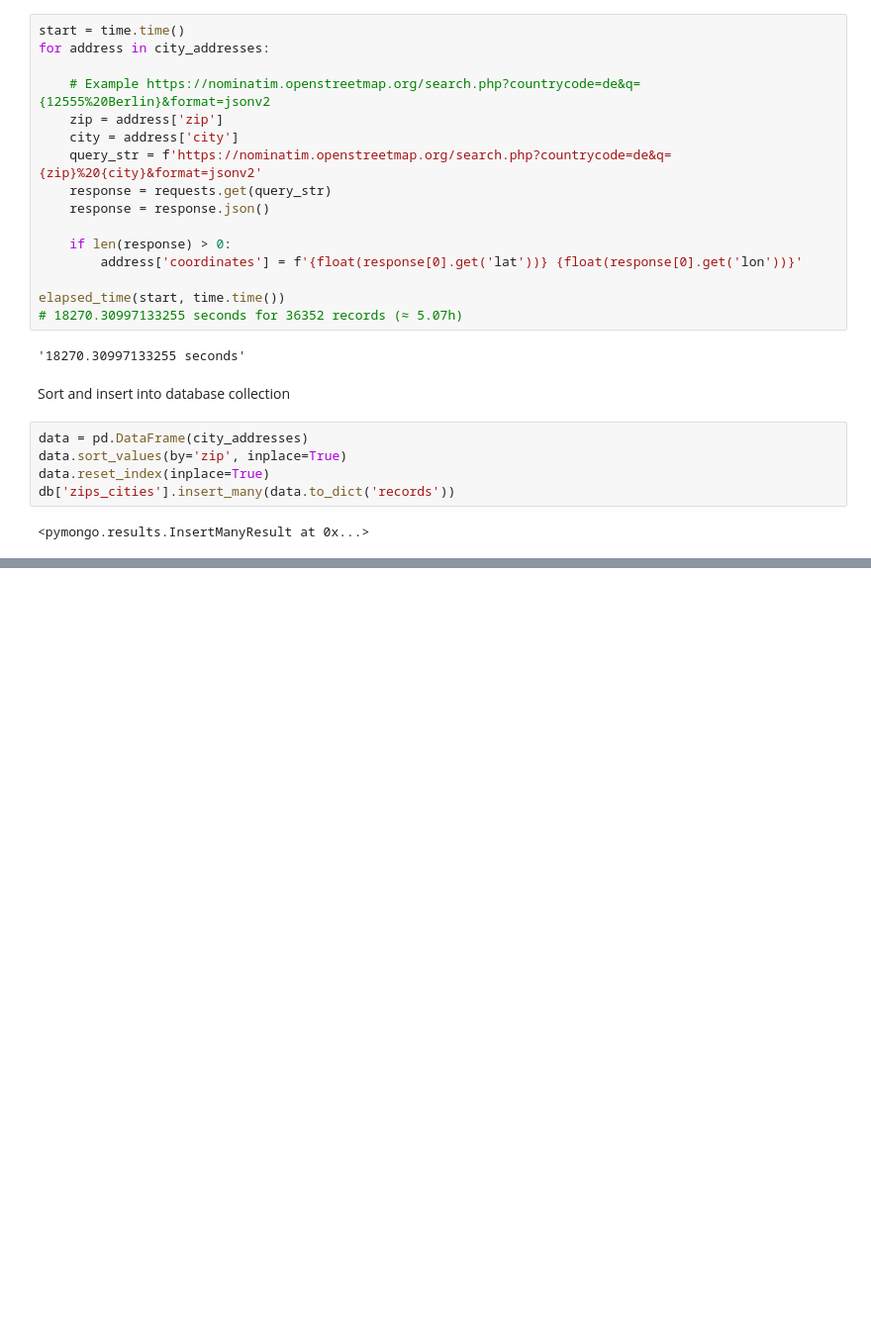
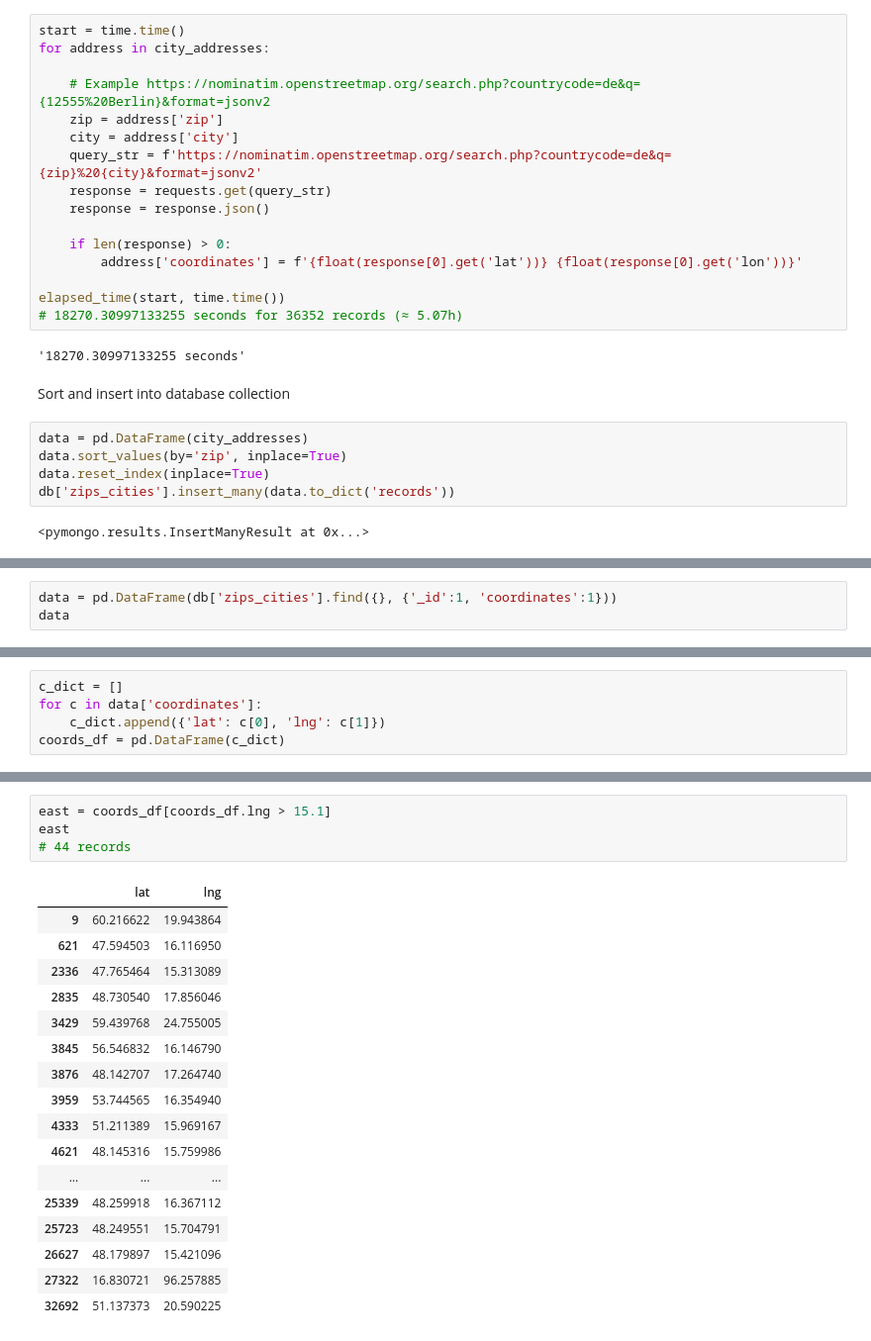
Before and after one commit to mayo-s/phonebookdiver, a Jupyter notebook: jupyter/phonebookdiver_notebook.ipynb, the cells around one changed output, grey strips where cells are left out. Shown: that part at 99% size. Saved outputs shown, nothing was run; the diff lists cells and outputs as text; blank space fills up the shorter version.

Commit message:
Clean geo data after geocoding

```diff
--- a/jupyter/phonebookdiver_notebook.ipynb
+++ b/jupyter/phonebookdiver_notebook.ipynb
@@ -645,0 +656,3 @@ db['zips_cities'].insert_many(data.to_dict('records'))
+# %%
+data = pd.DataFrame(db['zips_cities'].find({}, {'_id':1, 'coordinates':1}))
+data
@@ -645,0 +673,5 @@ db['zips_cities'].insert_many(data.to_dict('records'))
+# %%
+c_dict = []
+for c in data['coordinates']:
+    c_dict.append({'lat': c[0], 'lng': c[1]})
+coords_df = pd.DataFrame(c_dict)
@@ -645,0 +797,22 @@ db['zips_cities'].insert_many(data.to_dict('records'))
+# %%
+east = coords_df[coords_df.lng > 15.1]
+east
+# 44 records
+# %% [output]
+|  | lat | lng |
+| 9 | 60.216622 | 19.943864 |
+| 621 | 47.594503 | 16.116950 |
+| 2336 | 47.765464 | 15.313089 |
+| 2835 | 48.730540 | 17.856046 |
+| 3429 | 59.439768 | 24.755005 |
+| 3845 | 56.546832 | 16.146790 |
+| 3876 | 48.142707 | 17.264740 |
+| 3959 | 53.744565 | 16.354940 |
+| 4333 | 51.211389 | 15.969167 |
+| 4621 | 48.145316 | 15.759986 |
+| ... | ... | ... |
+| 25339 | 48.259918 | 16.367112 |
+| 25723 | 48.249551 | 15.704791 |
+| 26627 | 48.179897 | 15.421096 |
+| 27322 | 16.830721 | 96.257885 |
+| 32692 | 51.137373 | 20.590225 |
```
Also changed, not shown: parts of 18 cells of this notebook.
